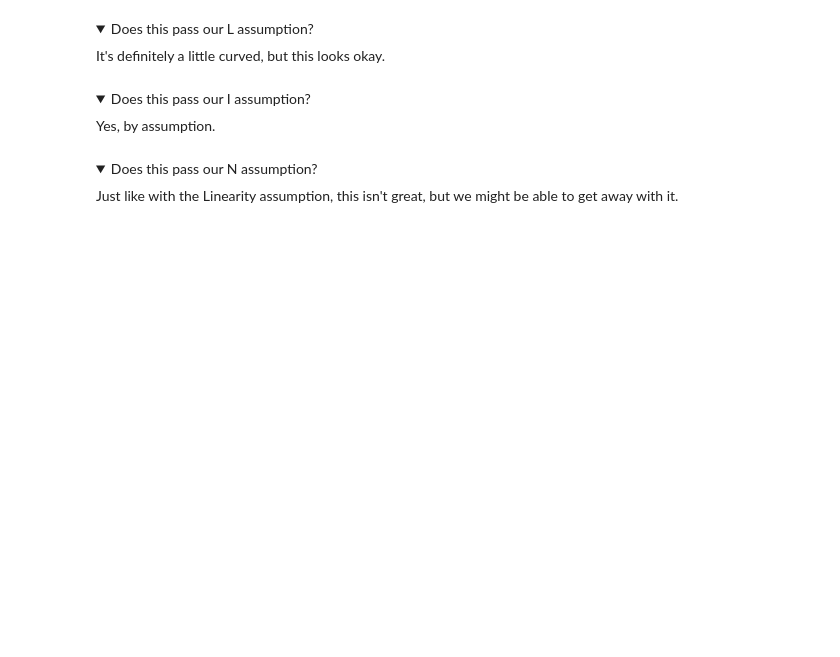
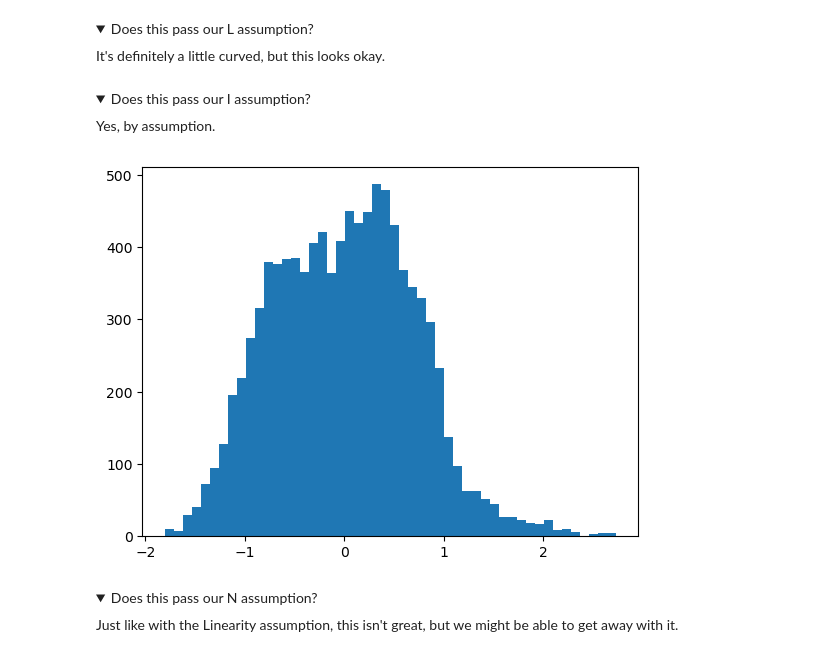
Before and after one commit to davidcherney/GADSI, a Jupyter notebook: 14-linear-regression/starter-code.ipynb, the cells around one changed output. Cells and saved outputs as stored; diff of their text form; code cells hidden in the pictures; folded sections open; blank space fills up the shorter version.

```diff
--- a/14-linear-regression/starter-code.ipynb
+++ b/14-linear-regression/starter-code.ipynb
@@ -348,7 +359,9 @@ Yes, by assumption.
 </details>
 # %%
 # N - Normality of errors
-plt.hist(resids, bins=50);
+plt.hist(residuals, bins=50);
+# %% [output]
+[figure, added]
 # %% [markdown]
 <details><summary>Does this pass our N assumption?</summary>
 Just like with the Linearity assumption, this isn't great, but we might be able to get away with it.
```
Also changed, not shown: parts of 64 cells of this notebook, 1 other file.
